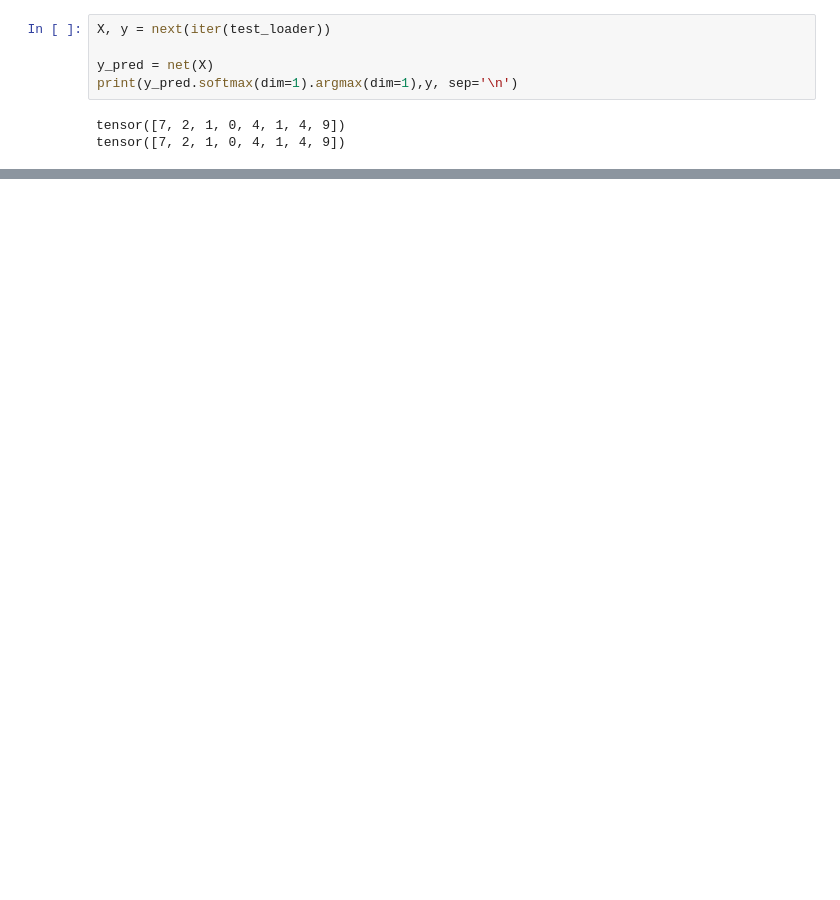
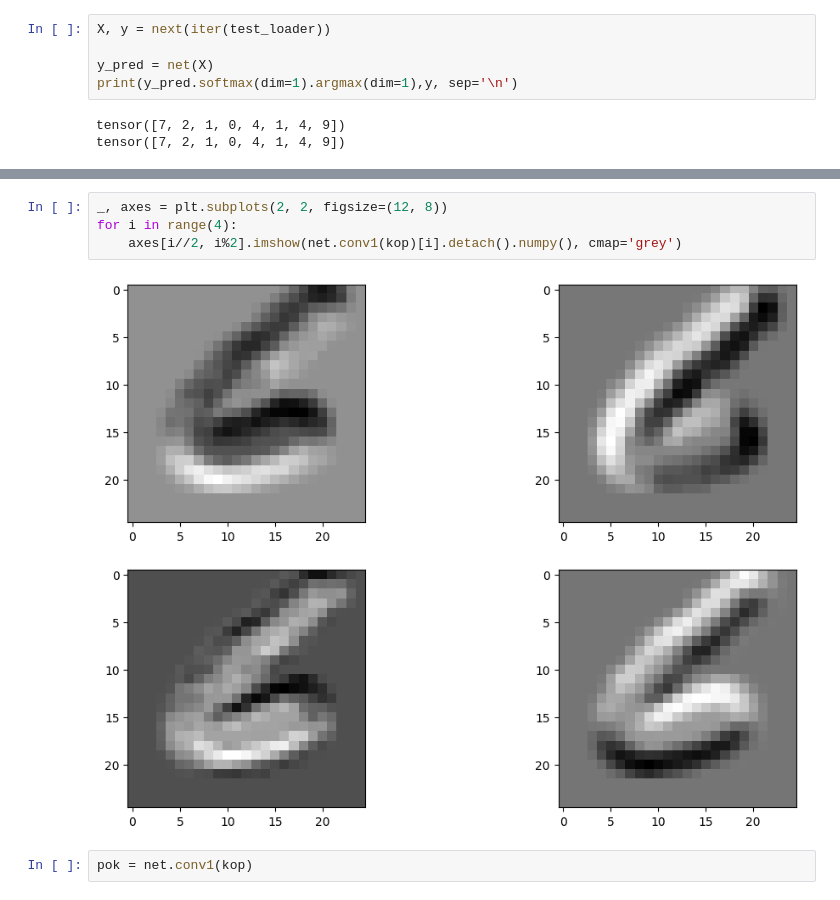
Before and after one commit to AlexGrom1989/Myself-ML-models, a Jupyter notebook: nn_learning/cnn_start.ipynb, the cells around one changed output, grey strips where cells are left out. Saved outputs shown, nothing was run; the diff lists cells and outputs as text; blank space fills up the shorter version.

```diff
--- a/nn_learning/cnn_start.ipynb
+++ b/nn_learning/cnn_start.ipynb
@@ -132,0 +163,8 @@ Accuracy of     9 : 96 %
+# %%
+_, axes = plt.subplots(2, 2, figsize=(12, 8))
+for i in range(4):
+    axes[i//2, i%2].imshow(net.conv1(kop)[i].detach().numpy(), cmap='grey')
+# %% [output]
+[figure, added]
+# %%
+pok = net.conv1(kop)
```
Also changed, not shown: parts of 10 cells of this notebook, 2 other files.
